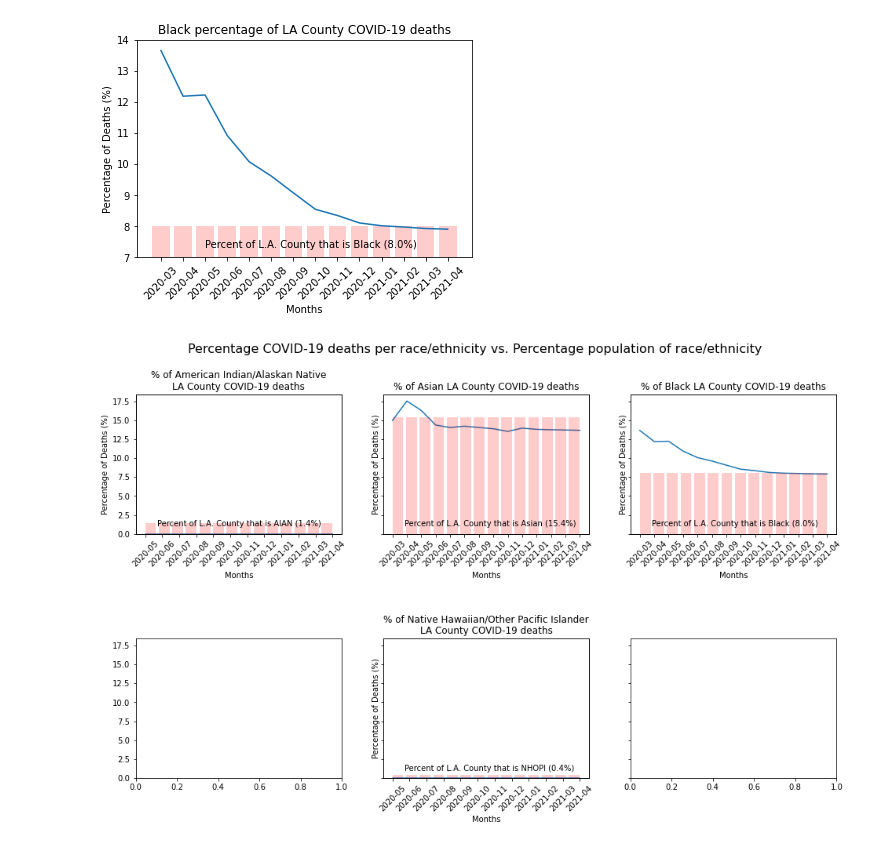
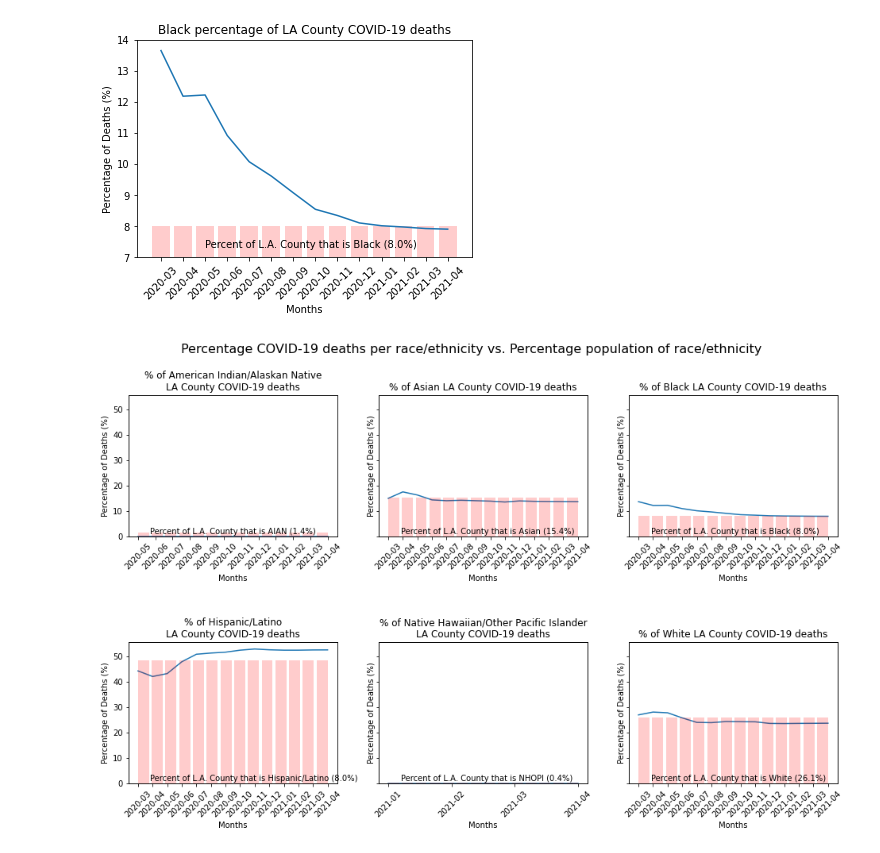
Before and after one commit to kevogil/covid-analysis, a Jupyter notebook: Notebooks/Analysis_And_Visualizations/percentage_deaths_vs_population_percentage.ipynb, the cells around one changed output. Cells and saved outputs as stored; diff of their text form; code cells hidden in the pictures.

Commit message:
Add case and death statistics for White population

```diff
--- a/Notebooks/Analysis_And_Visualizations/percentage_deaths_vs_population_percentage.ipynb
+++ b/Notebooks/Analysis_And_Visualizations/percentage_deaths_vs_population_percentage.ipynb
@@ -418,7 +522,7 @@ los_angeles_and_black_deaths_df
 ## Calculating case and death statistics for Native Hawaiian/Other Pacific Islander COVID-19 patients in Los Angeles County
 # %%
 # Isolate rows pertaining to cases of NHOPI COVID-19 patients Los Angles County
-nhopi_los_angeles_case_surveillance_df = pd.DataFrame(los_angeles_case_surveillance_df.loc[los_angeles_case_surveillance_df["race/ethnicity"] == "American Indian/Alaska Native"])
+nhopi_los_angeles_case_surveillance_df = pd.DataFrame(los_angeles_case_surveillance_df.loc[los_angeles_case_surveillance_df["race/ethnicity"] == "Native Hawaiian/Other Pacific Islander"])
 
 # Find the number of COVID-19 cases for NHOPI patients in Los Angeles County
 nhopi_los_angeles_cases = nhopi_los_angeles_case_surveillance_df.shape[0]
@@ -599,34 +795,65 @@ la_asian_percent_fig.text(.5, 1, f"Percent of L.A. County that is Asian ({la_per
 
 # Subplot showing percentage of COVID-19 deaths that are Black patients and Black Los Angeles County population percentage
 # Lineplot showing percentage of COVID-19 deaths that are Black patients
 la_black_percent_deaths_fig.set_title("% of Black LA County COVID-19 deaths")
 la_black_percent_deaths_fig.plot(months, percentage_deaths_black_los_angeles)
 la_black_percent_deaths_fig.set_xticklabels(labels=months,rotation=45)
 la_black_percent_deaths_fig.set_xlabel(xlabel="Months")
 la_black_percent_deaths_fig.set_ylabel(ylabel="Percentage of Deaths (%)")
 
 # Barplot showing percentage of Los Angeles County population that is Black
 la_black_percent_fig = la_black_percent_deaths_fig.twiny()
 la_black_percent_fig.bar(x=months, height=[la_percent_black], color="red", alpha=.2)
 la_black_percent_fig.set_xticks([])
 la_black_percent_fig.text(.5, 1, f"Percent of L.A. County that is Black ({la_percent_black}%)", color='black')
 
 
-# Subplot showing percentage of COVID-19 deaths that are NHOPI patients and Black Los Angeles County population percentage
-# Lineplot showing percentage of COVID-19 deaths that are NHOPI patients
+# Subplot showing percentage of COVID-19 deaths that are Hispanic/Latino patients and Hispanic/Latino Los Angeles County population percentage
+# Lineplot showing percentage of COVID-19 deaths that are Hispanic/Latino patients
+la_hispanic_percent_deaths_fig.set_title("% of Hispanic/Latino\nLA County COVID-19 deaths")
+la_hispanic_percent_deaths_fig.plot(months, percentage_deaths_hispanic_los_angeles)
+la_hispanic_percent_deaths_fig.set_xticklabels(labels=months,rotation=45)
+la_hispanic_percent_deaths_fig.set_xlabel(xlabel="Months")
+la_hispanic_percent_deaths_fig.set_ylabel(ylabel="Percentage of Deaths (%)")
+
+# Barplot showing percentage of Los Angeles County population that is Hispanic/Latino
+la_hispanic_percent_fig = la_hispanic_percent_deaths_fig.twiny()
+la_hispanic_percent_fig.bar(x=months, height=[la_percent_hispanic], color="red", alpha=.2)
+la_hispanic_percent_fig.set_xticks([])
+la_hispanic_percent_fig.text(.5, 1, f"Percent of L.A. County that is Hispanic/Latino ({la_percent_black}%)", color='black')
+
+
+# Subplot showing percentage of COVID-19 deaths that are Native Hawaiian/Other Pacific Islander patients and Native Hawaiian/Other Pacific Islander Los Angeles County population percentage
+# Lineplot showing percentage of COVID-19 deaths that are Native Hawaiian/Other Pacific Islander
 la_nhopi_percent_deaths_fig.set_title("% of Native Hawaiian/Other Pacific Islander\nLA County COVID-19 deaths")
 la_nhopi_percent_deaths_fig.plot(months, percentage_deaths_nhopi_los_angeles)
 la_nhopi_percent_deaths_fig.set_xticklabels(labels=months,rotation=45)
 la_nhopi_percent_deaths_fig.set_xlabel(xlabel="Months")
 la_nhopi_percent_deaths_fig.set_ylabel(ylabel="Percentage of Deaths (%)")
 
-# Barplot showing percentage of Los Angeles County population that is NHOPI
+# Barplot showing percentage of Los Angeles County population that is Native Hawaiian/Other Pacific Islander
 la_nhopi_percent_fig = la_nhopi_percent_deaths_fig.twiny()
 la_nhopi_percent_fig.bar(x=months, height=[la_percent_nhopi], color="red", alpha=.2)
 la_nhopi_percent_fig.set_xticks([])
 la_nhopi_percent_fig.text(.5, 1, f"Percent of L.A. County that is NHOPI ({la_percent_nhopi}%)", color='black')
 
 
+# Subplot showing percentage of COVID-19 deaths that are White patients and White Los Angeles County population percentage
+# Lineplot showing percentage of COVID-19 deaths that are White patients
+la_white_percent_deaths_fig.set_title("% of White LA County COVID-19 deaths")
+la_white_percent_deaths_fig.plot(months, percentage_deaths_white_los_angeles)
+la_white_percent_deaths_fig.set_xticklabels(labels=months,rotation=45)
+la_white_percent_deaths_fig.set_xlabel(xlabel="Months")
+la_white_percent_deaths_fig.set_ylabel(ylabel="Percentage of Deaths (%)")
+
+# Barplot showing percentage of Los Angeles County population that is White
+la_white_percent_fig = la_white_percent_deaths_fig.twiny()
+la_white_percent_fig.bar(x=months, height=[la_percent_white], color="red", alpha=.2)
+la_white_percent_fig.set_xticks([])
+la_white_percent_fig.text(.5, 1, f"Percent of L.A. County that is White ({la_percent_white}%)", color='black')
+
+
+plt.savefig("place_holder_for_erin.png")
 plt.show()
 # %% [output]
-[figure, old version]
+[figure, new version]
```
Also changed, not shown: parts of 6 cells of this notebook, 1 other file.
